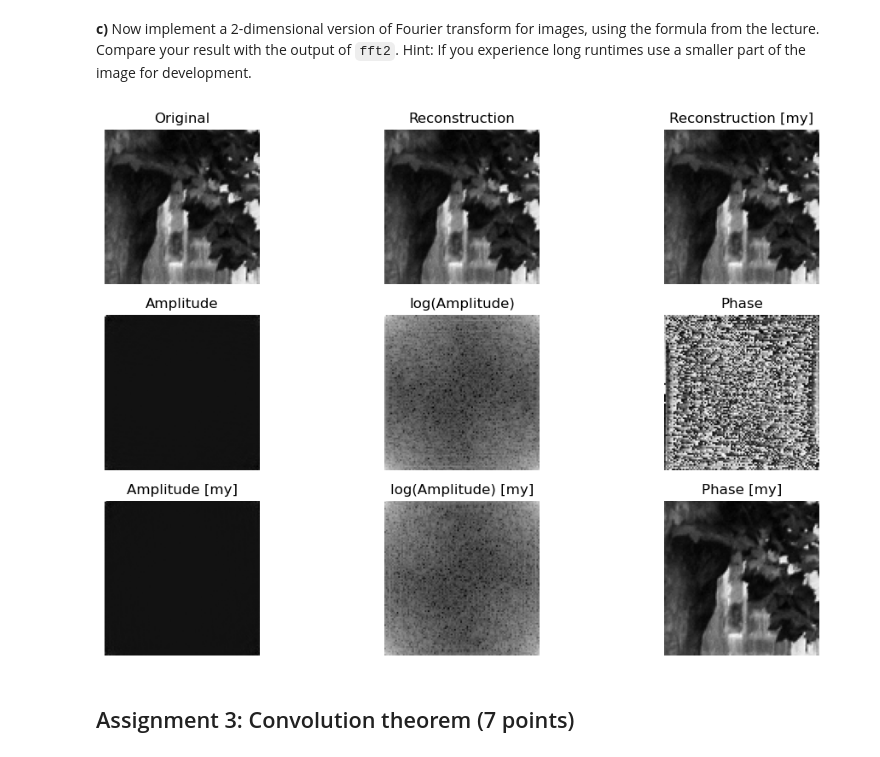
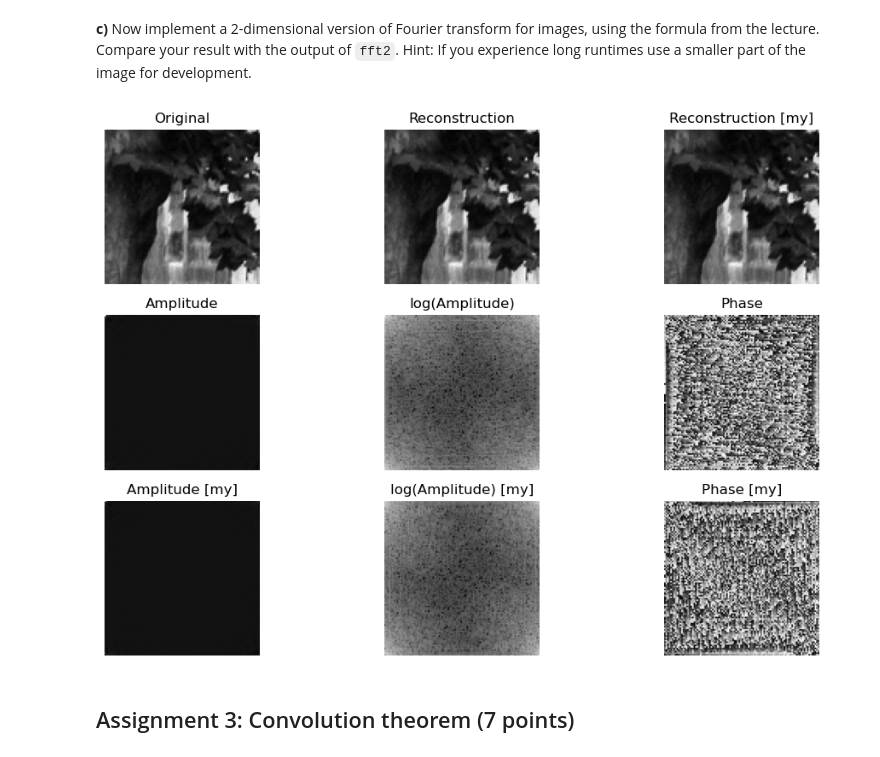
Before and after one commit to Moorboor/ComputerVision, a Jupyter notebook: Homeworks/5/sheet05.ipynb, the cells around one changed output. Saved outputs shown, nothing was run; the diff lists cells and outputs as text; code cells hidden in the pictures.

Commit message:
2c with comments angle

```diff
--- a/Homeworks/5/sheet05.ipynb
+++ b/Homeworks/5/sheet05.ipynb
@@ -237,10 +237,28 @@ def fourier2d(frame):
     v = np.arange(frame.shape[1])
 
     fourier_space = np.zeros_like(frame, complex)
+
+    # for u in range(frame.shape[0]):
+    #     for v in range(frame.shape[1]):
+    #         frequencies = x*u/frame.shape[0] + y*v/frame.shape[1]
+    #         exponent = -2 * 1j * np.pi * frequencies
+    #         waves = np.exp(exponent)
+    #         res = (frame * waves.T).sum()
+    #         fourier_space[u,v] = res
+
+
+    # Instead of the double for loop variant
+    # Here is a full vectorized version:
+    # All possible combinations for waves images w_uv(x,y)
     frequencies = (x[:,:, None]*u/frame.shape[0])[:,:,:, None] + (y[:,:, None]*v/frame.shape[1])[:,:,None]
+
+    # Full exponent term
     exponent = -2 * 1j * np.pi * frequencies
+
     waves = np.exp(exponent)
     res = frame * waves
+
+    # Because of the vectorization, we have 4 dims and by taking the sum
     fourier_space = res.sum(axis=(-2,-1))
     return fourier_space
 
@@ -249,10 +267,15 @@ def inverse_fourier2d(frame):
     x,y = np.meshgrid(np.arange(frame.shape[0]), np.arange(frame.shape[1]))
     u,v = np.arange(frame.shape[0]), np.arange(frame.shape[1])
 
+    # Full vectorized version of the w_uv(x,y) again.
     frequencies = (x[:,:, None]*u/frame.shape[0])[:,:,:, None] + (y[:,:, None]*v/frame.shape[1])[:,:,None]
+
+    # The exponent term has no minus.
     exponent = 2 * 1j * np.pi * frequencies
+
     waves = np.exp(exponent)
 
+    # Double for loop version
     res = np.zeros_like(frame, complex)
     for i in range(frame.shape[0]):
         for j in range(frame.shape[1]):
@@ -262,36 +285,37 @@ def inverse_fourier2d(frame):
     return res
 
 
+
 # Now (visually) compare your results with np.fft.fft2
 img = plt.imread('images/dolly.png')[:100, :100]
 
 amplitude = np.fft.fft2(img)
 phase = np.angle(amplitude)
 restore = inverse_fourier2d(amplitude).real.T
 my_amplitude = fourier2d(img)
-my_phase = img
+my_phase = np.angle(my_amplitude)
 my_restore = inverse_fourier2d(my_amplitude).real
 
 # YOUR CODE HERE
 
 plt.figure(figsize=(12, 8))
 
 plt.gray()
 plt.subplot(3, 3, 1); plt.axis('off'); plt.imshow(img); plt.title('Original')
 plt.subplot(3, 3, 2); plt.axis('off'); plt.imshow(restore); plt.title('Reconstruction')
 plt.subplot(3, 3, 3); plt.axis('off'); plt.imshow(my_restore); plt.title('Reconstruction [my]')
 
 plt.subplot(3, 3, 4); plt.axis('off'); plt.imshow(amplitude.real); plt.title('Amplitude')
 plt.subplot(3, 3, 5); plt.axis('off'); plt.imshow(np.log(amplitude).real); plt.title('log(Amplitude)')
 plt.subplot(3, 3, 6); plt.axis('off'); plt.imshow(phase); plt.title('Phase')
 
 plt.subplot(3, 3, 7); plt.axis('off'); plt.imshow(my_amplitude.real); plt.title('Amplitude [my]')
 plt.subplot(3, 3, 8); plt.axis('off'); plt.imshow(np.log(my_amplitude).real); plt.title('log(Amplitude) [my]')
 plt.subplot(3, 3, 9); plt.axis('off'); plt.imshow(my_phase); plt.title('Phase [my]')
 
 plt.show()
 # %% [output]
-[figure, old version]
+[figure, new version]
 # %% [markdown]
 ## Assignment 3: Convolution theorem (7 points)
 # %% [markdown]
```
